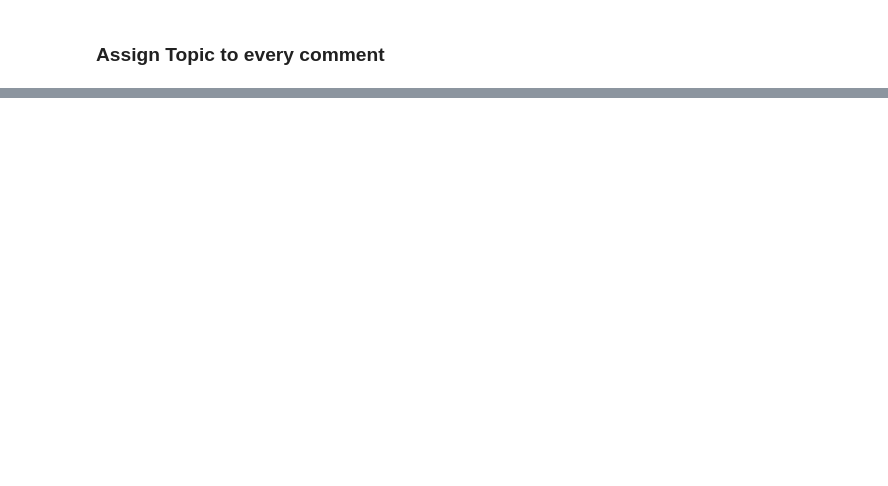
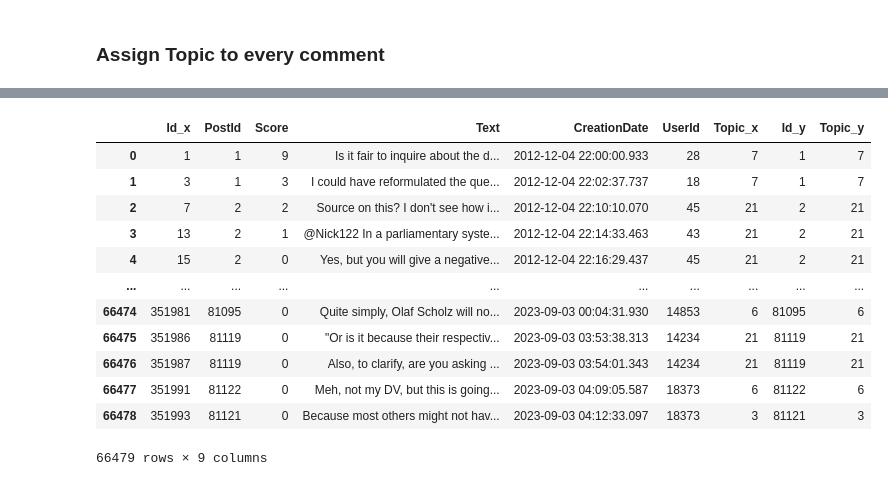
Before and after one commit to pierrehogenhaug/stackexchange_politics, a Jupyter notebook: topic_extraction.ipynb, the cells around one changed output, grey strips where cells are left out. Saved outputs shown, nothing was run; the diff lists cells and outputs as text; code cells hidden in the pictures; blank space fills up the shorter version.

```diff
--- a/topic_extraction.ipynb
+++ b/topic_extraction.ipynb
@@ -462,0 +469,16 @@ Name: Topic, dtype: int64
+# %%
+question_comments
+# %% [output]
+|  | Id_x | PostId | Score | Text | CreationDate | UserId | Topic_x | Id_y | Topic_y |
+| 0 | 1 | 1 | 9 | Is it fair to inquire about the d... | 2012-12-04 22:00:00.933 | 28 | 7 | 1 | 7 |
+| 1 | 3 | 1 | 3 | I could have reformulated the que... | 2012-12-04 22:02:37.737 | 18 | 7 | 1 | 7 |
+| 2 | 7 | 2 | 2 | Source on this? I don't see how i... | 2012-12-04 22:10:10.070 | 45 | 21 | 2 | 21 |
+| 3 | 13 | 2 | 1 | @Nick122 In a parliamentary syste... | 2012-12-04 22:14:33.463 | 43 | 21 | 2 | 21 |
+| 4 | 15 | 2 | 0 | Yes, but you will give a negative... | 2012-12-04 22:16:29.437 | 45 | 21 | 2 | 21 |
+| ... | ... | ... | ... | ... | ... | ... | ... | ... | ... |
+| 66474 | 351981 | 81095 | 0 | Quite simply, Olaf Scholz will no... | 2023-09-03 00:04:31.930 | 14853 | 6 | 81095 | 6 |
+| 66475 | 351986 | 81119 | 0 | "Or is it because their respectiv... | 2023-09-03 03:53:38.313 | 14234 | 21 | 81119 | 21 |
+| 66476 | 351987 | 81119 | 0 | Also, to clarify, are you asking ... | 2023-09-03 03:54:01.343 | 14234 | 21 | 81119 | 21 |
+| 66477 | 351991 | 81122 | 0 | Meh, not my DV, but this is going... | 2023-09-03 04:09:05.587 | 18373 | 6 | 81122 | 6 |
+| 66478 | 351993 | 81121 | 0 | Because most others might not hav... | 2023-09-03 04:12:33.097 | 18373 | 3 | 81121 | 3 |
+66479 rows × 9 columns
```
Also changed, not shown: parts of 20 cells of this notebook.
